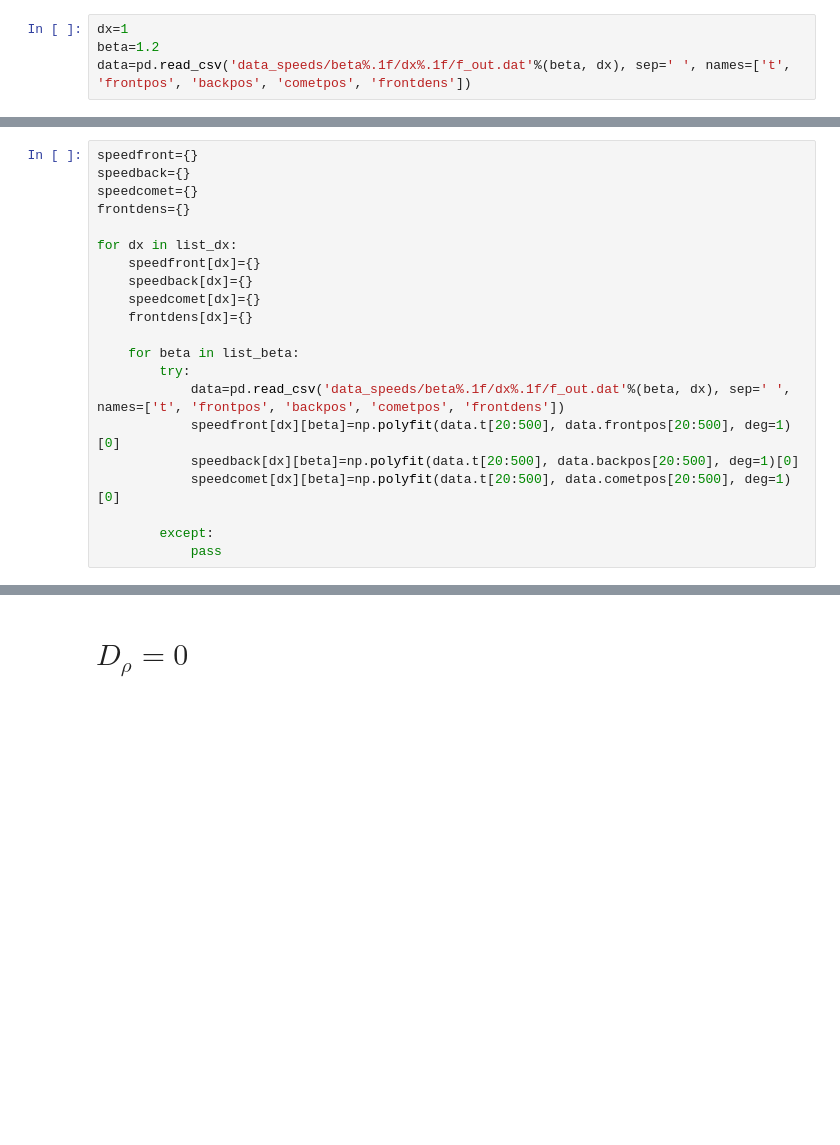
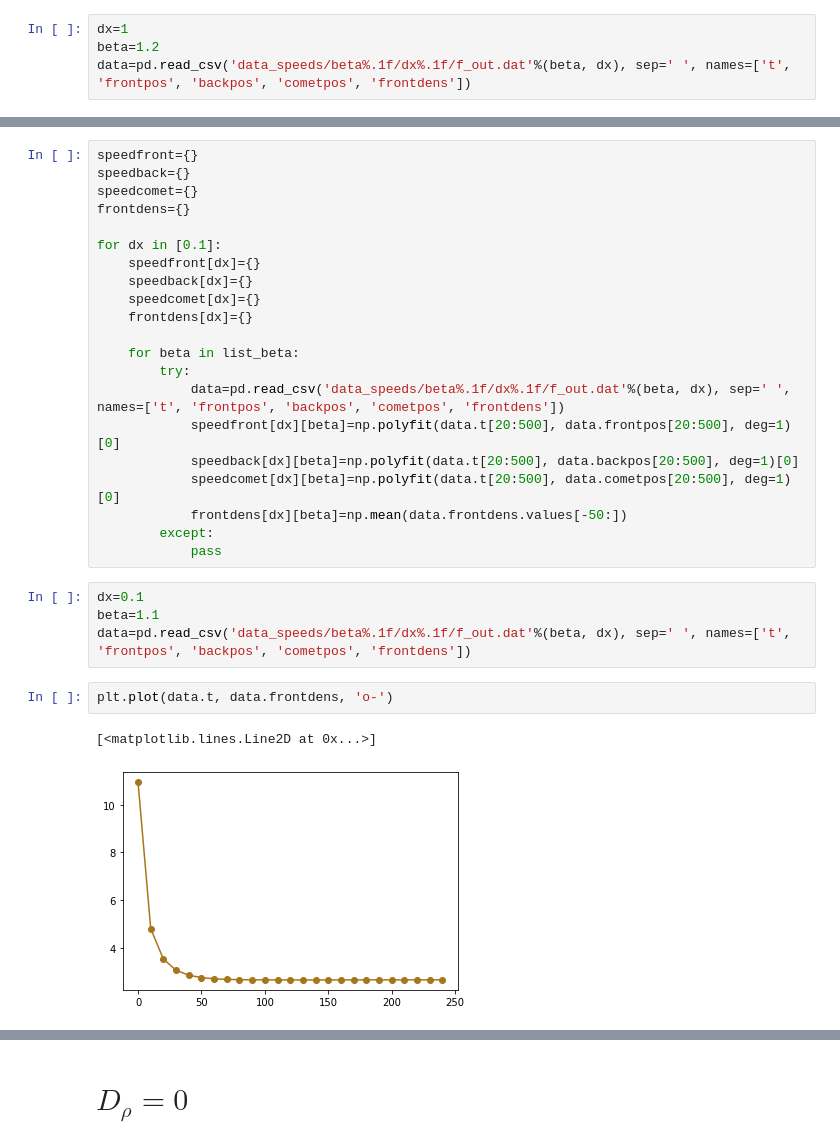
Before and after one commit to BrieucB/AI2d, a Jupyter notebook: AI2D_hydro/PDEs_1d/PDEs_1D_profiles.ipynb, the cells around one changed output, grey strips where cells are left out. Drawn from its saved outputs; the diff is of its cells as text; blank space fills up the shorter version.

```diff
--- a/AI2D_hydro/PDEs_1d/PDEs_1D_profiles.ipynb
+++ b/AI2D_hydro/PDEs_1d/PDEs_1D_profiles.ipynb
@@ -57,7 +71,7 @@ speedback={}
 speedcomet={}
 frontdens={}
 
-for dx in list_dx:
+for dx in [0.1]:
     speedfront[dx]={}
     speedback[dx]={}
     speedcomet[dx]={}
@@ -69,6 +83,15 @@ for dx in list_dx:
             speedfront[dx][beta]=np.polyfit(data.t[20:500], data.frontpos[20:500], deg=1)[0]
             speedback[dx][beta]=np.polyfit(data.t[20:500], data.backpos[20:500], deg=1)[0]
             speedcomet[dx][beta]=np.polyfit(data.t[20:500], data.cometpos[20:500], deg=1)[0]
-
+            frontdens[dx][beta]=np.mean(data.frontdens.values[-50:])
         except:
             pass
+# %%
+dx=0.1
+beta=1.1
+data=pd.read_csv('data_speeds/beta%.1f/dx%.1f/f_out.dat'%(beta, dx), sep=' ', names=['t', 'frontpos', 'backpos', 'cometpos', 'frontdens'])
+# %%
+plt.plot(data.t, data.frontdens, 'o-')
+# %% [output]
+[<matplotlib.lines.Line2D at 0x...>]
+[figure, added]
```
Also changed, not shown: parts of 14 cells of this notebook, 16 other files.
